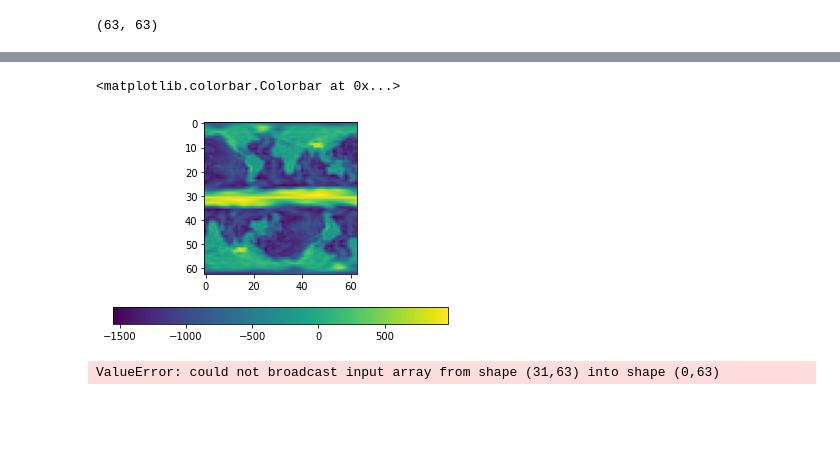
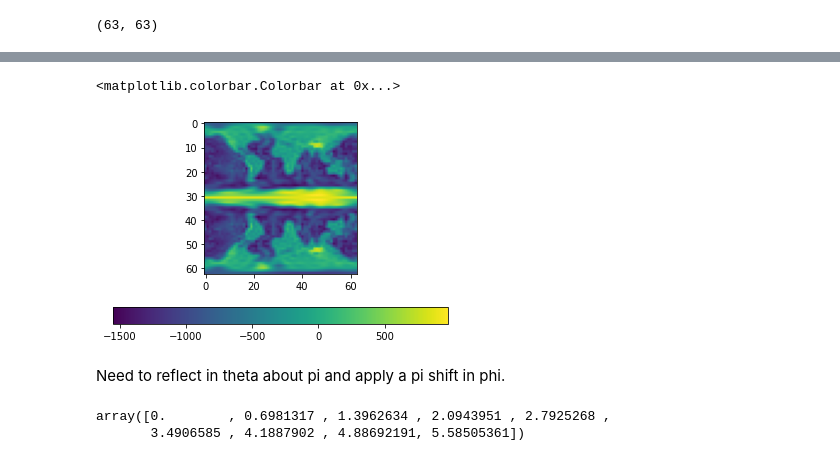
Before and after one commit to astro-informatics/s2fft, a Jupyter notebook: notebooks/plot_earth.ipynb, the cells around one changed output, grey strips where cells are left out. Drawn from its saved outputs; the diff is of its cells as text; code cells hidden in the pictures; blank space fills up the shorter version.

```diff
--- a/notebooks/plot_earth.ipynb
+++ b/notebooks/plot_earth.ipynb
@@ -34,21 +34,16 @@ plt.colorbar(orientation="horizontal")
-# %%
-f_ext = s2f.resampling.periodic_extension_mw_2(f, L)
-# %%
-plt.imshow(np.real(f_ext))
-plt.colorbar(orientation="horizontal")
-# %% [output]
-<matplotlib.colorbar.Colorbar at 0x...>
-[figure, removed]
 # %%
 f_ext_3 = np.zeros_like(f_ext)
 ntheta = s2f.sampling.ntheta(L, sampling="mw")
 nphi = s2f.sampling.nphi_equiang(L, sampling="mw")
 ntheta_ext = 2 * L - 1
 
 f_ext_3[0:ntheta, 0:nphi] = f[0:ntheta, 0:nphi]
-f_ext_3[ntheta:, 0:nphi] = f[0:ntheta-1, 0:nphi]
+f_ext_3[ntheta:, 0:nphi] = np.flipud(f[0:ntheta-1, 0:nphi])
 
 plt.imshow(np.real(f_ext_3))
 plt.colorbar(orientation="horizontal")
 # %% [output]
-ValueError: could not broadcast input array from shape (31,63) into shape (0,63)
+<matplotlib.colorbar.Colorbar at 0x...>
+[figure, added]
+# %% [markdown]
+Need to reflect in theta about pi and apply a pi shift in phi.
@@ -54,0 +52,5 @@ ValueError: could not broadcast input array from shape (31,63) into shape (0,63)
+# %%
+phis_test
+# %% [output]
+array([0.        , 0.6981317 , 1.3962634 , 2.0943951 , 2.7925268 ,
+       3.4906585 , 4.1887902 , 4.88692191, 5.58505361])
```
Also changed, not shown: parts of 2 cells of this notebook, 1 other file.
